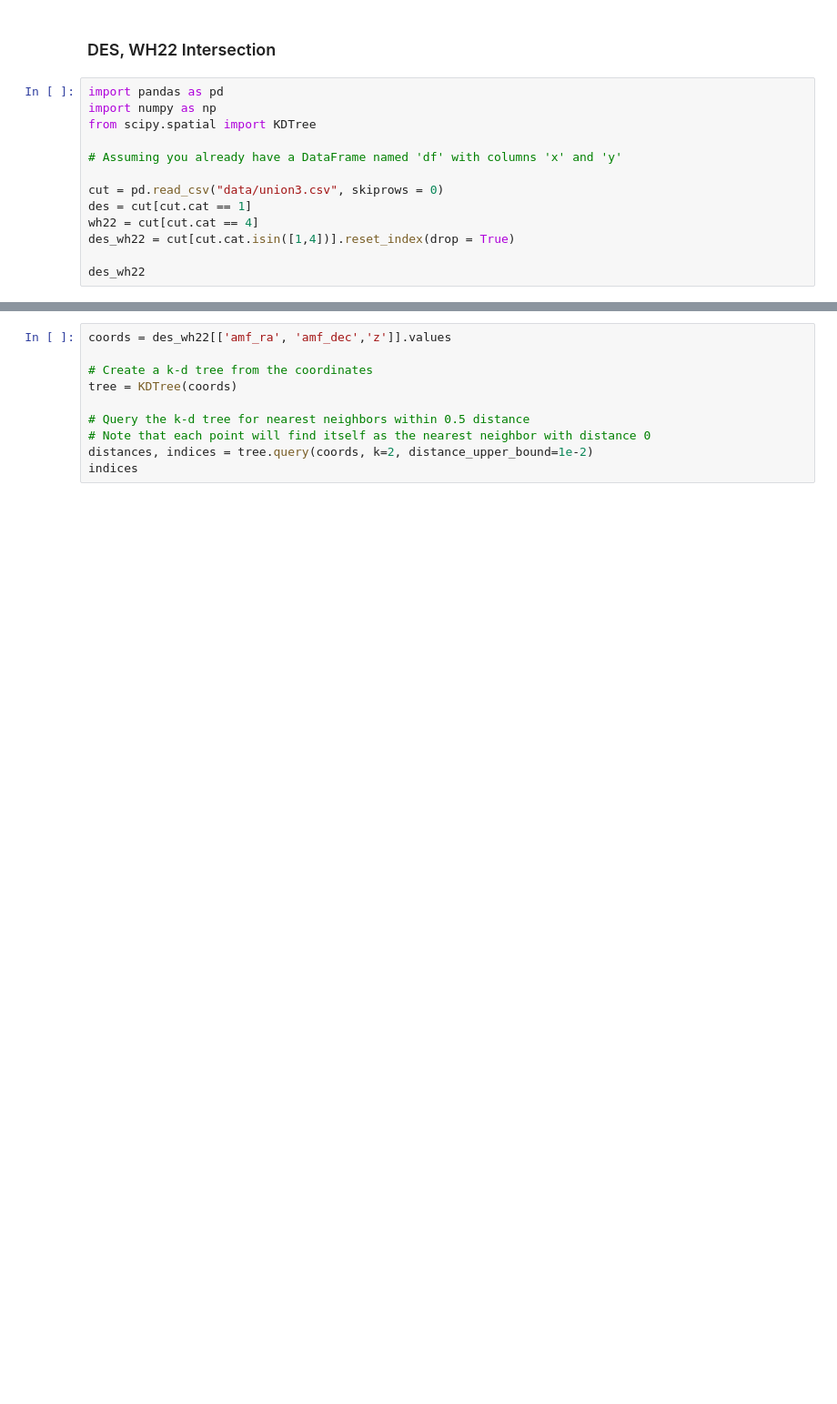
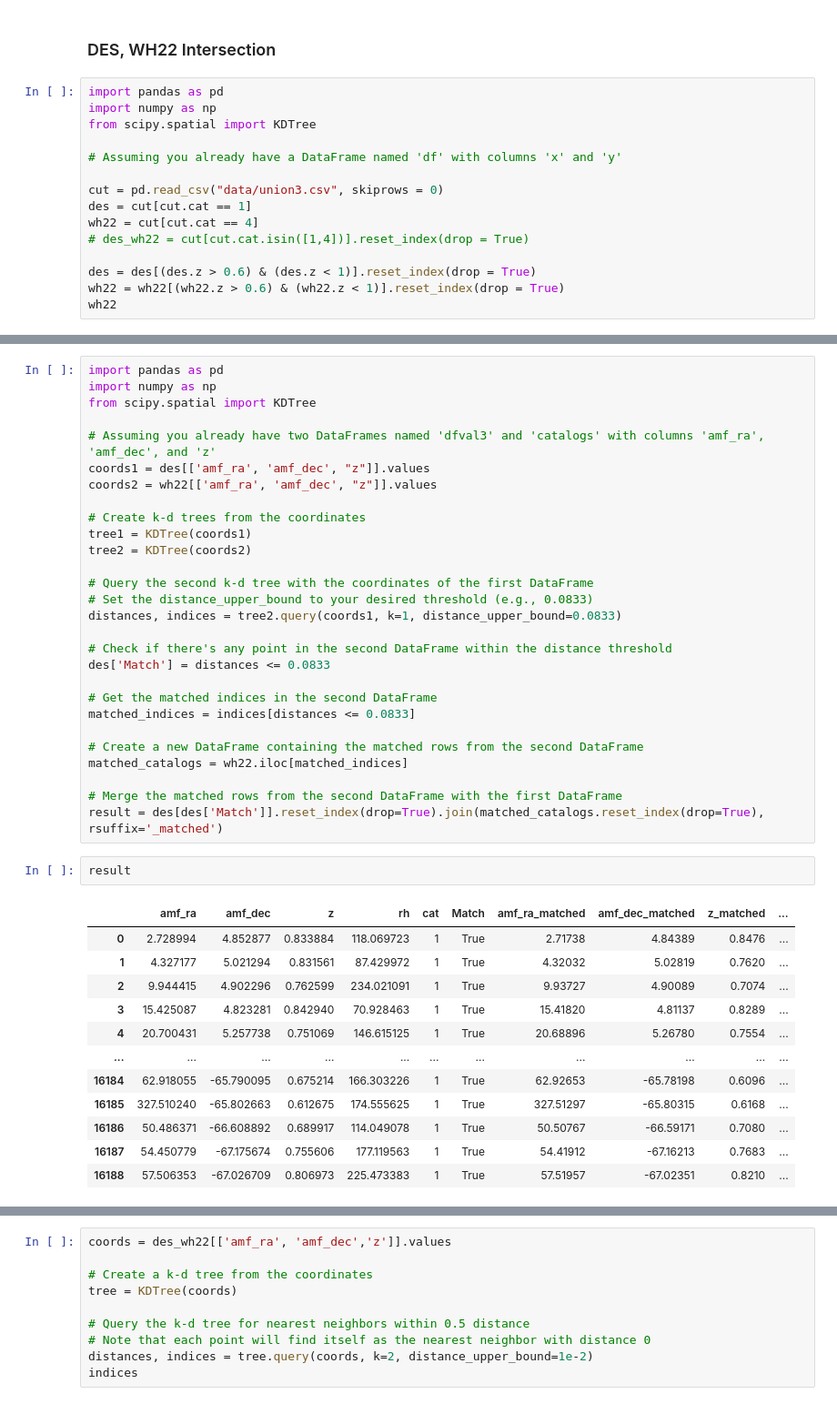
Before and after one commit to dchanda2002/MLCosmo, a Jupyter notebook: 1A_make_cluster_locs.ipynb, the cells around one changed output, grey strips where cells are left out. Shown: that part at 91% size. Cells and saved outputs as stored; diff of their text form; blank space fills up the shorter version.

```diff
--- a/1A_make_cluster_locs.ipynb
+++ b/1A_make_cluster_locs.ipynb
@@ -91,6 +91,8 @@ from scipy.spatial import KDTree
 cut = pd.read_csv("data/union3.csv", skiprows = 0)
 des = cut[cut.cat == 1]
 wh22 = cut[cut.cat == 4]
-des_wh22 = cut[cut.cat.isin([1,4])].reset_index(drop = True)
+# des_wh22 = cut[cut.cat.isin([1,4])].reset_index(drop = True)
 
-des_wh22
+des = des[(des.z > 0.6) & (des.z < 1)].reset_index(drop = True)
+wh22 = wh22[(wh22.z > 0.6) & (wh22.z < 1)].reset_index(drop = True)
+wh22
@@ -96,0 +113,43 @@ des_wh22
+# %%
+import pandas as pd
+import numpy as np
+from scipy.spatial import KDTree
+
+# Assuming you already have two DataFrames named 'dfval3' and 'catalogs' with columns 'amf_ra', 'amf_dec', and 'z'
+coords1 = des[['amf_ra', 'amf_dec', "z"]].values
+coords2 = wh22[['amf_ra', 'amf_dec', "z"]].values
+
+# Create k-d trees from the coordinates
+tree1 = KDTree(coords1)
+tree2 = KDTree(coords2)
+
+# Query the second k-d tree with the coordinates of the first DataFrame
+# Set the distance_upper_bound to your desired threshold (e.g., 0.0833)
+distances, indices = tree2.query(coords1, k=1, distance_upper_bound=0.0833)
+
+# Check if there's any point in the second DataFrame within the distance threshold
+des['Match'] = distances <= 0.0833
+
+# Get the matched indices in the second DataFrame
+matched_indices = indices[distances <= 0.0833]
+
+# Create a new DataFrame containing the matched rows from the second DataFrame
+matched_catalogs = wh22.iloc[matched_indices]
+
+# Merge the matched rows from the second DataFrame with the first DataFrame
+result = des[des['Match']].reset_index(drop=True).join(matched_catalogs.reset_index(drop=True), rsuffix='_matched')
+# %%
+result
+# %% [output]
+|  | amf_ra | amf_dec | z | rh | cat | Match | amf_ra_matched | amf_dec_matched | z_matched | ... |
+| 0 | 2.728994 | 4.852877 | 0.833884 | 118.069723 | 1 | True | 2.71738 | 4.84389 | 0.8476 | ... |
+| 1 | 4.327177 | 5.021294 | 0.831561 | 87.429972 | 1 | True | 4.32032 | 5.02819 | 0.7620 | ... |
+| 2 | 9.944415 | 4.902296 | 0.762599 | 234.021091 | 1 | True | 9.93727 | 4.90089 | 0.7074 | ... |
+| 3 | 15.425087 | 4.823281 | 0.842940 | 70.928463 | 1 | True | 15.41820 | 4.81137 | 0.8289 | ... |
+| 4 | 20.700431 | 5.257738 | 0.751069 | 146.615125 | 1 | True | 20.68896 | 5.26780 | 0.7554 | ... |
+| ... | ... | ... | ... | ... | ... | ... | ... | ... | ... | ... |
+| 16184 | 62.918055 | -65.790095 | 0.675214 | 166.303226 | 1 | True | 62.92653 | -65.78198 | 0.6096 | ... |
+| 16185 | 327.510240 | -65.802663 | 0.612675 | 174.555625 | 1 | True | 327.51297 | -65.80315 | 0.6168 | ... |
+| 16186 | 50.486371 | -66.608892 | 0.689917 | 114.049078 | 1 | True | 50.50767 | -66.59171 | 0.7080 | ... |
+| 16187 | 54.450779 | -67.175674 | 0.755606 | 177.119563 | 1 | True | 54.41912 | -67.16213 | 0.7683 | ... |
+| 16188 | 57.506353 | -67.026709 | 0.806973 | 225.473383 | 1 | True | 57.51957 | -67.02351 | 0.8210 | ... |
```
Also changed, not shown: parts of 12 cells of this notebook, 1 other file.
